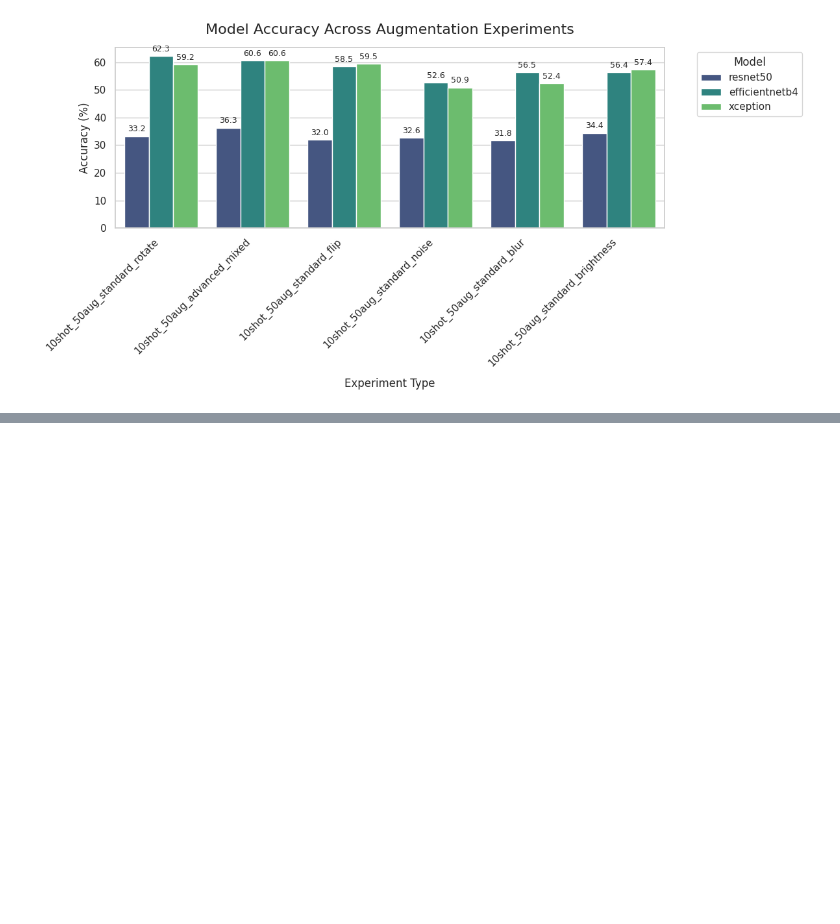
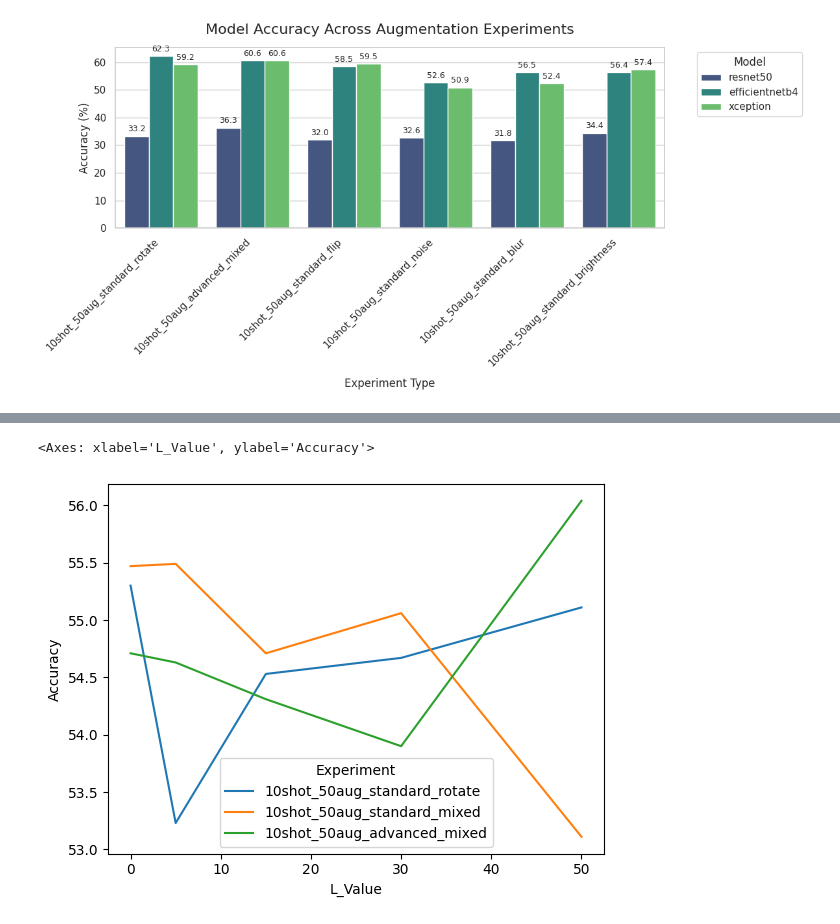
Before and after one commit to kaminskaz/deep_learning, a Jupyter notebook: code/contrastive.ipynb, the cells around one changed output, grey strips where cells are left out. Drawn from its saved outputs; the diff is of its cells as text; code cells hidden in the pictures; blank space fills up the shorter version.

Commit message:
phase 3

```diff
--- a/code/contrastive.ipynb
+++ b/code/contrastive.ipynb
@@ -110,3 +110,11 @@ plt.savefig("evaluation_accuracy_plot.png", dpi=300, bbox_inches='tight')
 plt.show()
 # %% [output]
 [figure]
+# %%
+import seaborn as sns
+import pandas as pd
+df1 = pd.read_csv('../evaluation_results_phase2_1.csv')
+df2 = pd.read_csv('../evaluation_results_phase2_2.csv')
+df3 = pd.read_csv('../evaluation_results_phase2.csv')
+# %%
+plotdata = pd.concat([df1, df2, df3])
@@ -112,0 +140,5 @@ plt.show()
+# %%
+sns.lineplot(plotdata, x = 'L_Value', y = 'Accuracy', hue= 'Experiment')
+# %% [output]
+<Axes: xlabel='L_Value', ylabel='Accuracy'>
+[figure, added]
```
Also changed, not shown: parts of 2 cells of this notebook, 10 other files.
